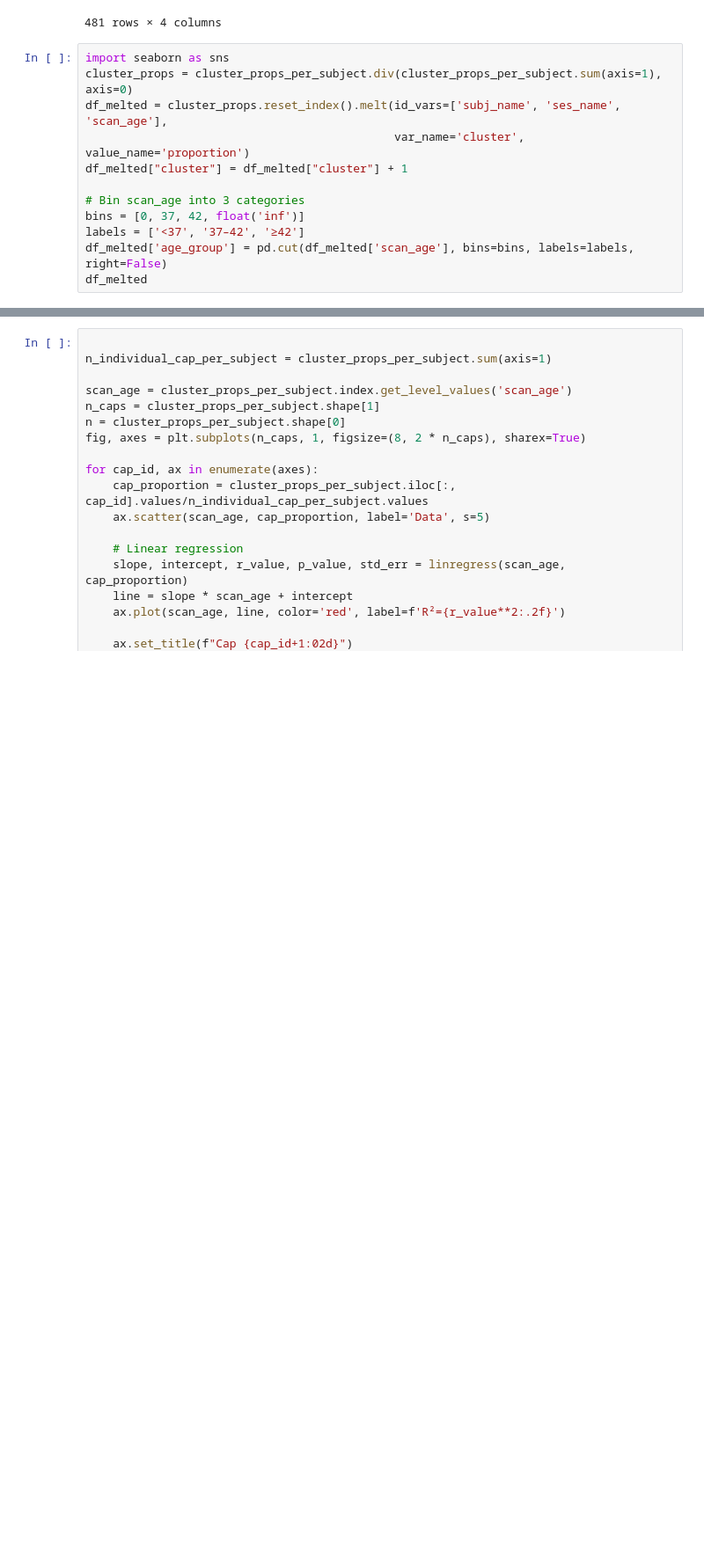
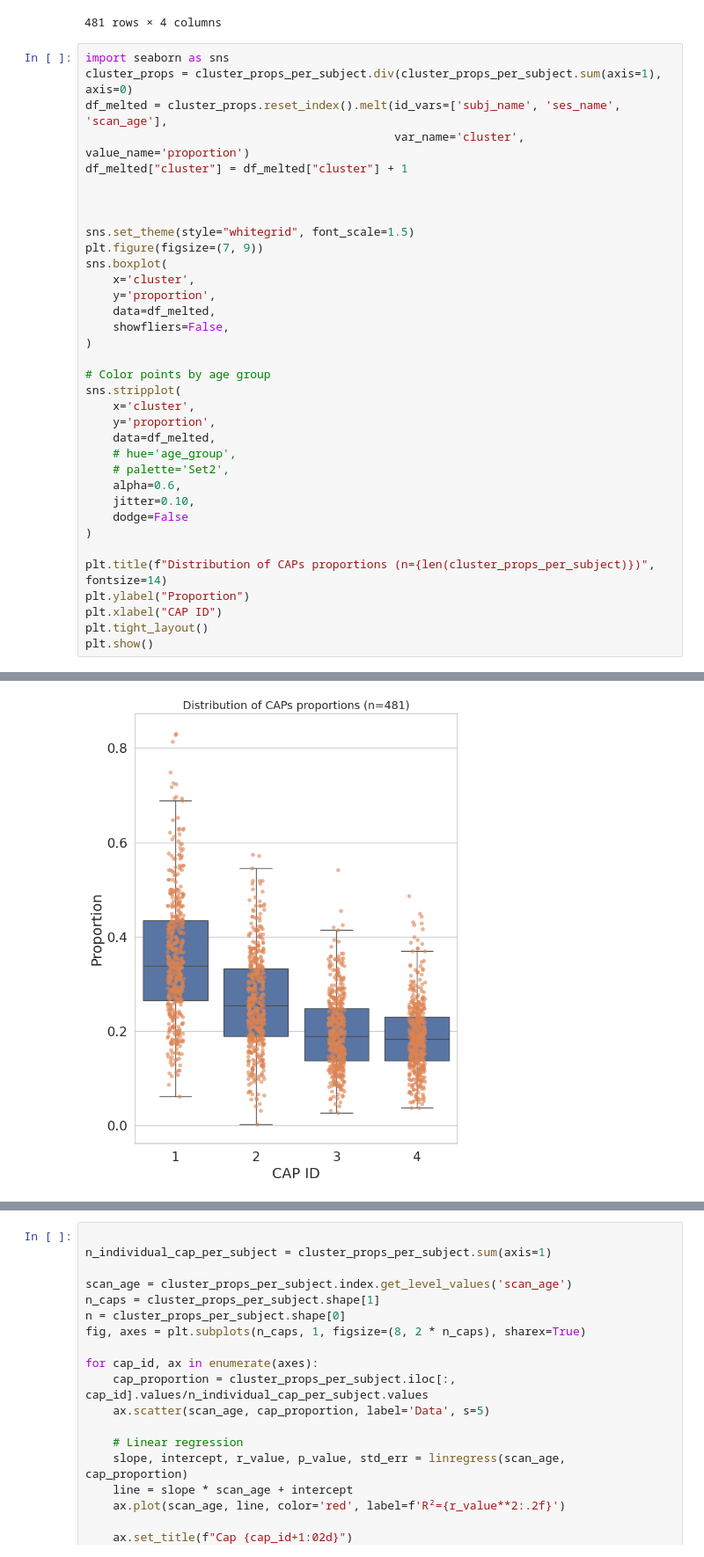
Before and after one commit to seb2o/devCAPs, a Jupyter notebook: src/inspect_clustering.ipynb, the cells around one changed output, grey strips where cells are left out. Shown at 88% size. Saved outputs shown, nothing was run; the diff lists cells and outputs as text; blank space fills up the shorter version.

Commit message:
remove groups for cap prop distr

```diff
--- a/src/inspect_clustering.ipynb
+++ b/src/inspect_clustering.ipynb
@@ -97,9 +97,32 @@ df_melted = cluster_props.reset_index().melt(id_vars=['subj_name', 'ses_name', '
                                              var_name='cluster', value_name='proportion')
 df_melted["cluster"] = df_melted["cluster"] + 1
 
-# Bin scan_age into 3 categories
-bins = [0, 37, 42, float('inf')]
-labels = ['<37', '37–42', '≥42']
-df_melted['age_group'] = pd.cut(df_melted['scan_age'], bins=bins, labels=labels, right=False)
-df_melted
+
+
+sns.set_theme(style="whitegrid", font_scale=1.5)
+plt.figure(figsize=(7, 9))
+sns.boxplot(
+    x='cluster',
+    y='proportion',
+    data=df_melted,
+    showfliers=False,
+)
+
+# Color points by age group
+sns.stripplot(
+    x='cluster',
+    y='proportion',
+    data=df_melted,
+    # hue='age_group',
+    # palette='Set2',
+    alpha=0.6,
+    jitter=0.10,
+    dodge=False
+)
+
+plt.title(f"Distribution of CAPs proportions (n={len(cluster_props_per_subject)})", fontsize=14)
+plt.ylabel("Proportion")
+plt.xlabel("CAP ID")
+plt.tight_layout()
+plt.show()
 # %% [output]
@@ -118,0 +129 @@ df_melted
+[figure, added]
```
Also changed, not shown: parts of 2 cells of this notebook.
